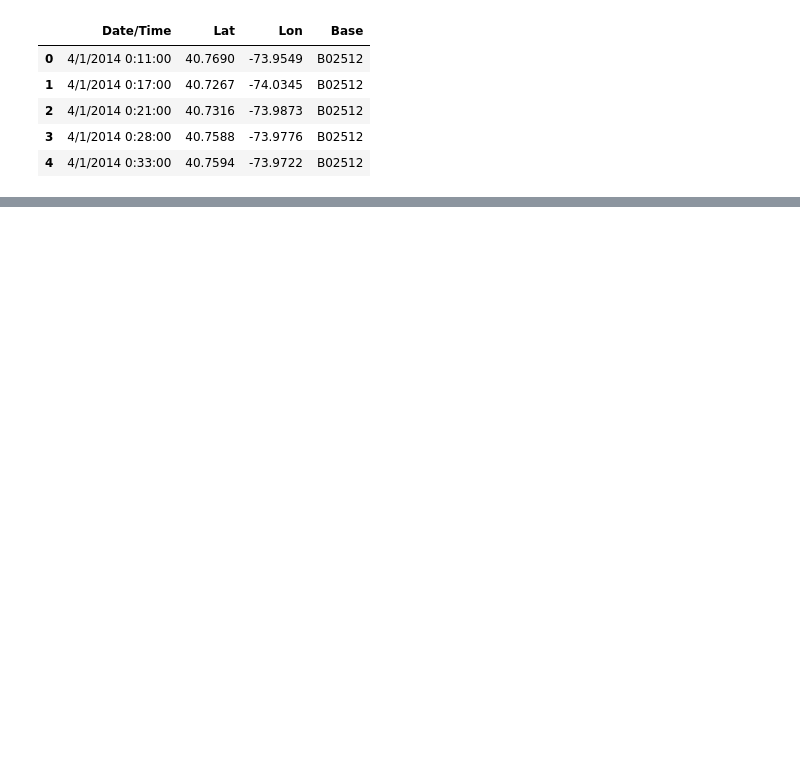
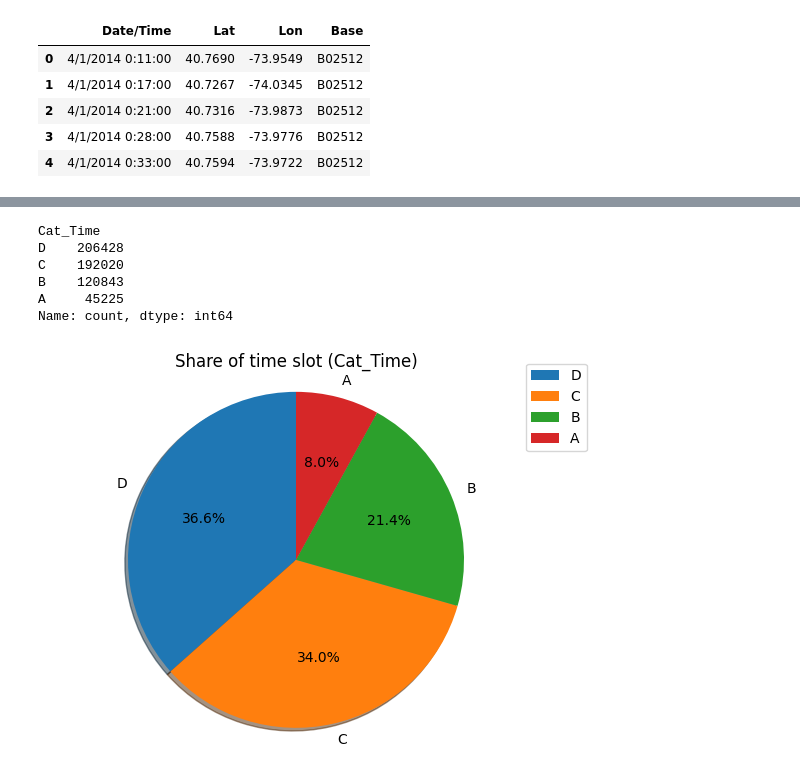
Before and after one commit to greg97232/Uber_Pickups, a Jupyter notebook: project-uml.ipynb, the cells around one changed output, grey strips where cells are left out. Cells and saved outputs as stored; diff of their text form; code cells hidden in the pictures; blank space fills up the shorter version.

```diff
--- a/project-uml.ipynb
+++ b/project-uml.ipynb
@@ -117,0 +46,7 @@ data_01.head()
+# %%
+# Convertir la chaîne de caractères en objet datetime
+data_01['Date/Time'] = pd.to_datetime(data_01['Date/Time'])
+
+# Extraire l'année, le mois, le jour et le jour de la semaine
+data_01['Date'] = data_01['Date/Time'].dt.date
+data_01['Time'] = data_01['Date/Time'].dt.time
@@ -117,0 +64,7 @@ data_01.head()
+# %%
+# Convertir la chaîne de caractères en objet datetime
+data_01['Date'] = pd.to_datetime(data_01['Date'])
+
+# Extraire les jours de la semaine
+data_01['Dayofweek'] = data_01['Date'].dt.dayofweek
+data_01.head()
@@ -128,4 +104,5 @@ def assign_letter(hour):
         return 'D'
 # %%
 # Ajout de la colonne "Cat" avec les lettres attribuées
-data_01['Cat'] = data_01['Heure'].apply(lambda x: assign_letter(x.hour))
+data_01['Cat_Time'] = data_01['Time'].apply(lambda x: assign_letter(x.hour))
+data_01.head()
@@ -138,18 +116,27 @@ data_01.head()
 # %%
-# Voir la distribution de la nouvelle colonne "Cat"
-data = data_01['Cat'].value_counts()
+# Distribution de la nouvelle colonne "Cat"
+data = data_01['Cat_Time'].value_counts()
 data
+# %% [output]
+Cat_Time
+D    206428
+C    192020
+B    120843
+A     45225
+Name: count, dtype: int64
 # %%
 # Voir la distribution de la nouvelle colonne "Cat" en graphique
 ### "A" 00H00 / 06H00  -- "B" 06H00 / 12H00  -- "C" 12H00 / 18H00  -- "D" 18H00 / 00H00
 plt.figure()
 plt.pie(data.values, labels=data.index,
        autopct='%1.1f%%',
        shadow=True,
        startangle=90,
        radius=1.5
        )
 plt.axis('equal')
-plt.title('Share of time slot (Cat)')
+plt.title('Share of time slot (Cat_Time)')
 plt.legend(bbox_to_anchor=(1.1, 1.05))
 plt.show()
+# %% [output]
+[figure, added]
```
Also changed, not shown: parts of 21 cells of this notebook.
